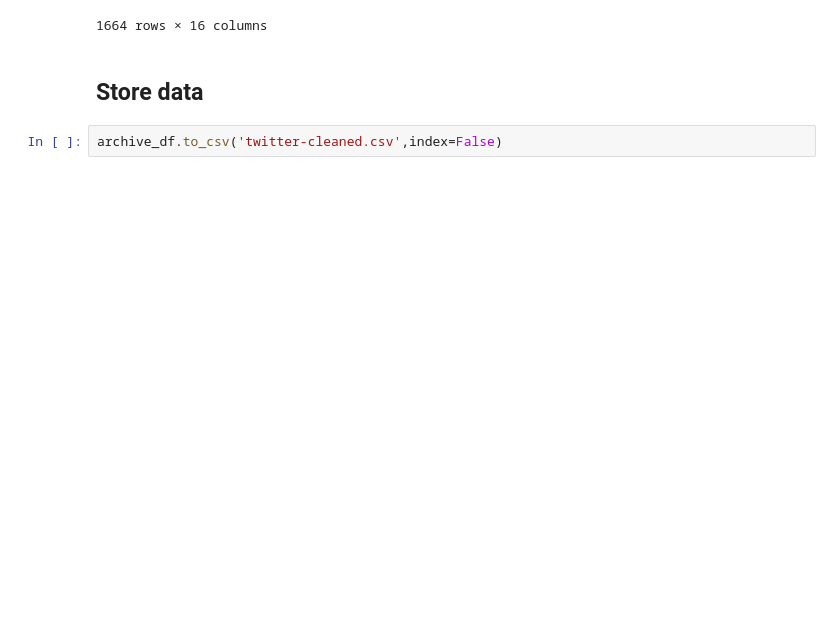
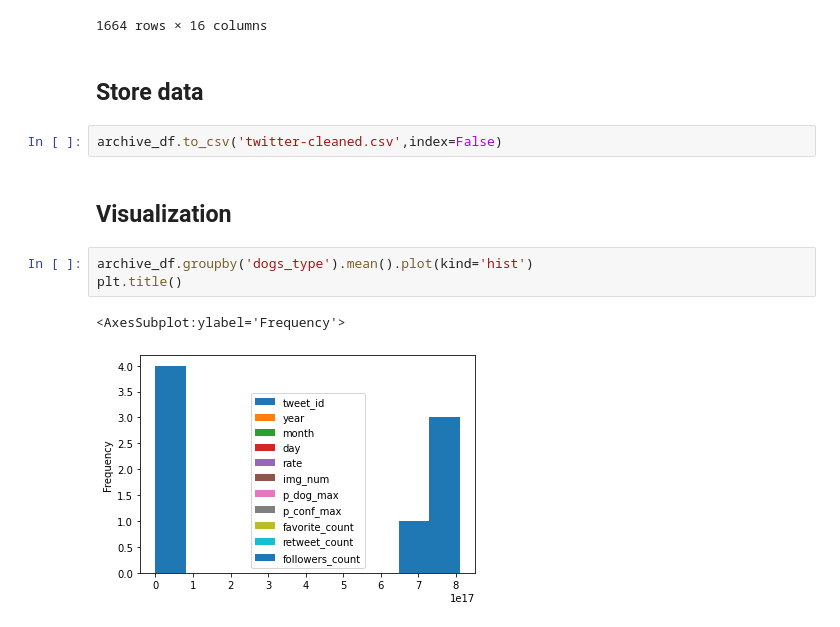
Before and after one commit to hagerElsehaimy/WeRateDogs, a Jupyter notebook: wrangle_act.ipynb, the cells around one changed output. Cells and saved outputs as stored; diff of their text form; blank space fills up the shorter version.

```diff
--- a/wrangle_act.ipynb
+++ b/wrangle_act.ipynb
@@ -846,3 +848,11 @@ archive_df
 ## Store data
 # %%
 archive_df.to_csv('twitter-cleaned.csv',index=False)
+# %% [markdown]
+## Visualization
+# %%
+archive_df.groupby('dogs_type').mean().plot(kind='hist')
+plt.title()
+# %% [output]
+<AxesSubplot:ylabel='Frequency'>
+[figure, added]
```
Also changed, not shown: parts of 4 cells of this notebook, 1 other file.
